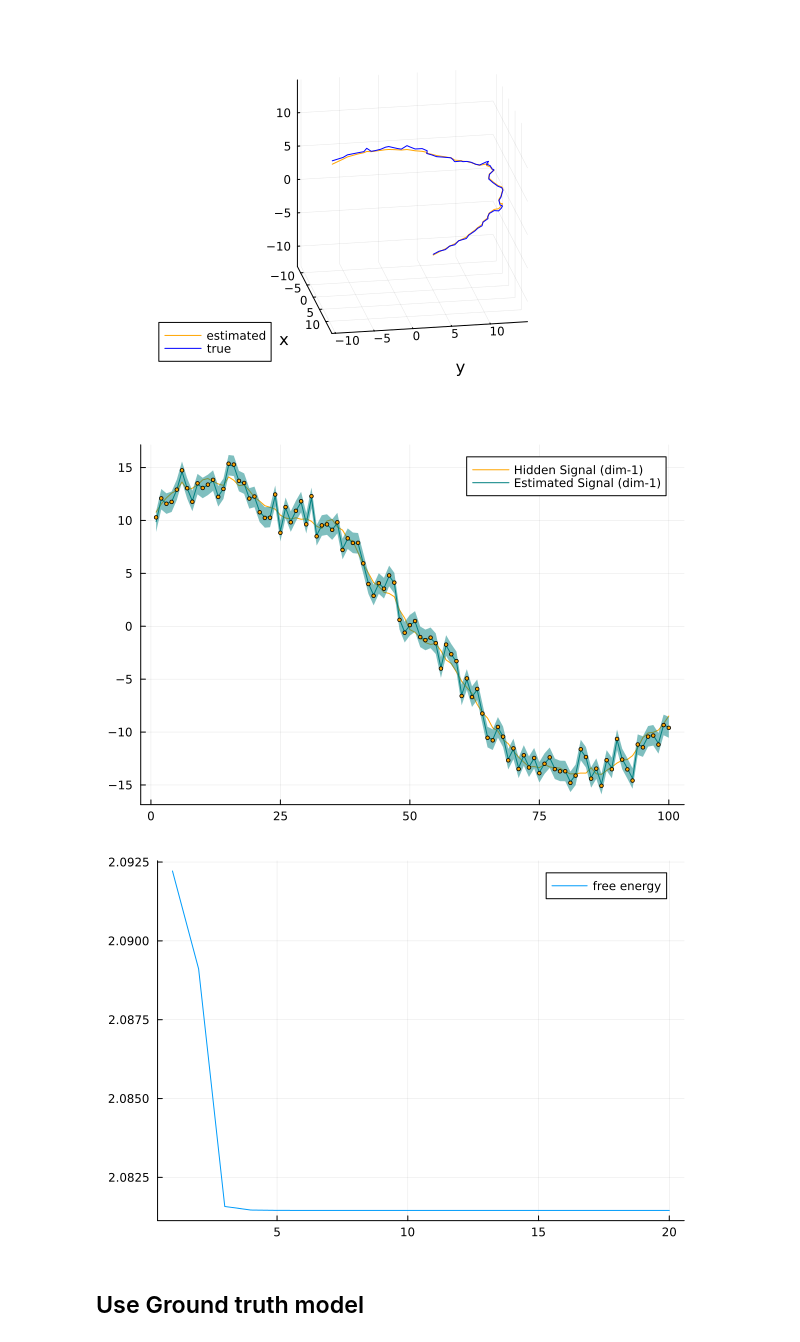
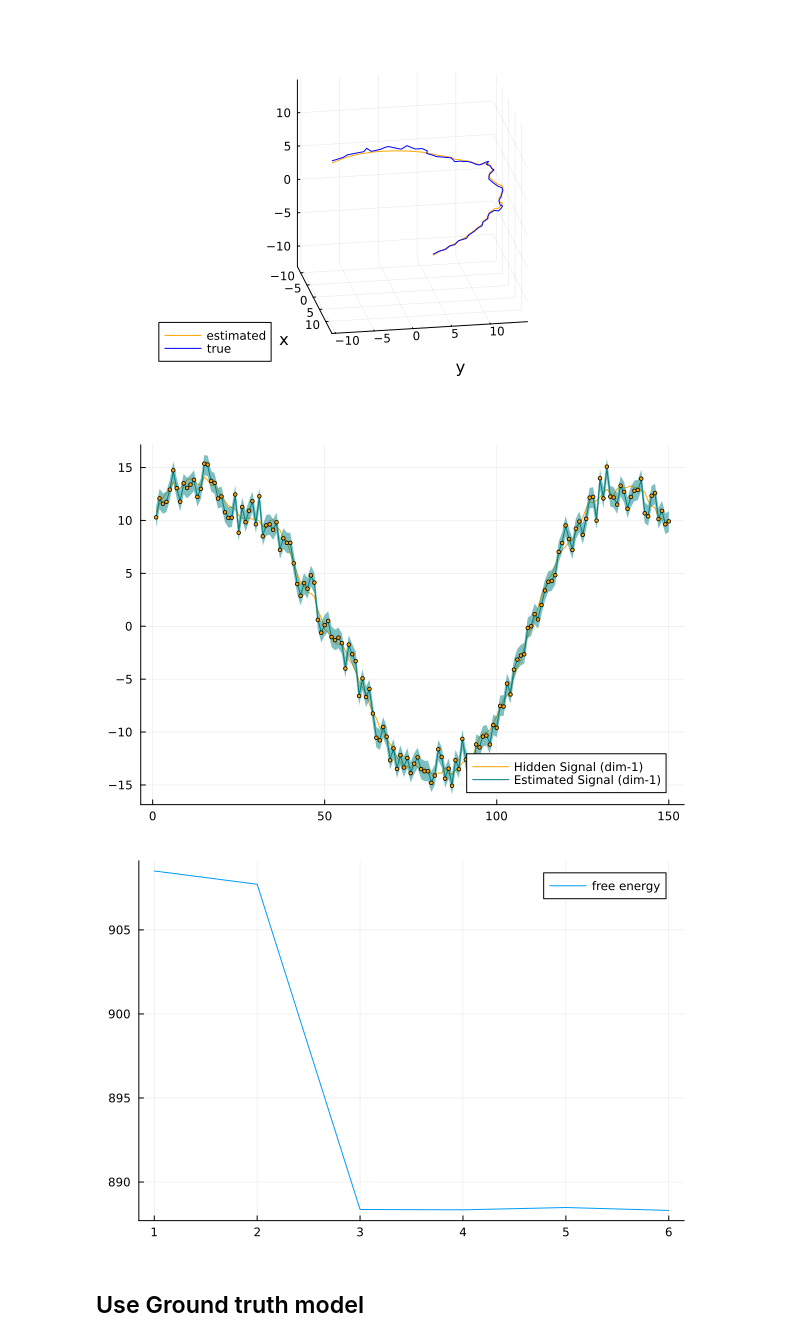
Before and after one commit to biaslab/GaussianProcessNode, a Jupyter notebook: GPtransition_multivariate.ipynb, the cells around one changed output. Cells and saved outputs as stored; diff of their text form; code cells hidden in the pictures.

```diff
--- a/GPtransition_multivariate.ipynb
+++ b/GPtransition_multivariate.ipynb
@@ -41,7 +41,7 @@ Q = 0.1*diageye(d) #covariance matrix for process noise
 P = 1 .* diageye(d) # covariance matrix for likelihood
 
 # Number of observations
-n = 100;
+n = 150;
 transition_func = (x) -> A * x
 
 #generate data
@@ -504,13 +504,13 @@ end
 # %%
 x0 = MvNormalMeanCovariance(zeros(2), 50.0 * diageye(2));
 # %%
-niter = 5;
+niter = 6;
 
 infer_result = inference(
     model = gpssm(n,x0,kron(C,Kuu_inverse)),
     iterations = niter,
     data = (y = data,),
-    initmarginals = (u = MvNormalWeightedMeanPrecision(zeros(size(kron(C,Kuu),1)), kron(C,Kuu_inverse)), x = MvNormalMeanCovariance(zeros(2), 50.0 * diageye(2)),w = GammaShapeRate(10.,0.1),),
+    initmarginals = (u = MvNormalWeightedMeanPrecision(zeros(size(kron(C,Kuu),1)), kron(C,Kuu_inverse)), x = MvNormalMeanCovariance(zeros(2), 50.0 * diageye(2)),),
     meta = gpssm_meta(M,d,Kuu_inverse,C,gpcache),
     returnvars = (x = KeepLast(), u = KeepLast(),),
     free_energy = true,
@@ -567,11 +561,11 @@ px = plot!(px, getindex.(mean.(qx), 1), ribbon = getindex.(var.(qx), 1) .|> sqrt
 px = scatter!(px, getindex.(data, 1), label = false, markersize = 2, color = :orange)
 plot(px)
 # %% [output]
-[figure, old version]
+[figure, new version]
 # %%
-plot(log10.(infer_result.free_energy), label="free energy")
+plot(infer_result.free_energy, label="free energy")
 # %% [output]
-[figure, old version]
+[figure, new version]
 # %% [markdown]
 ## Use Ground truth model
 # %%
```
Also changed, not shown: parts of 4 cells of this notebook, 1 other file.
